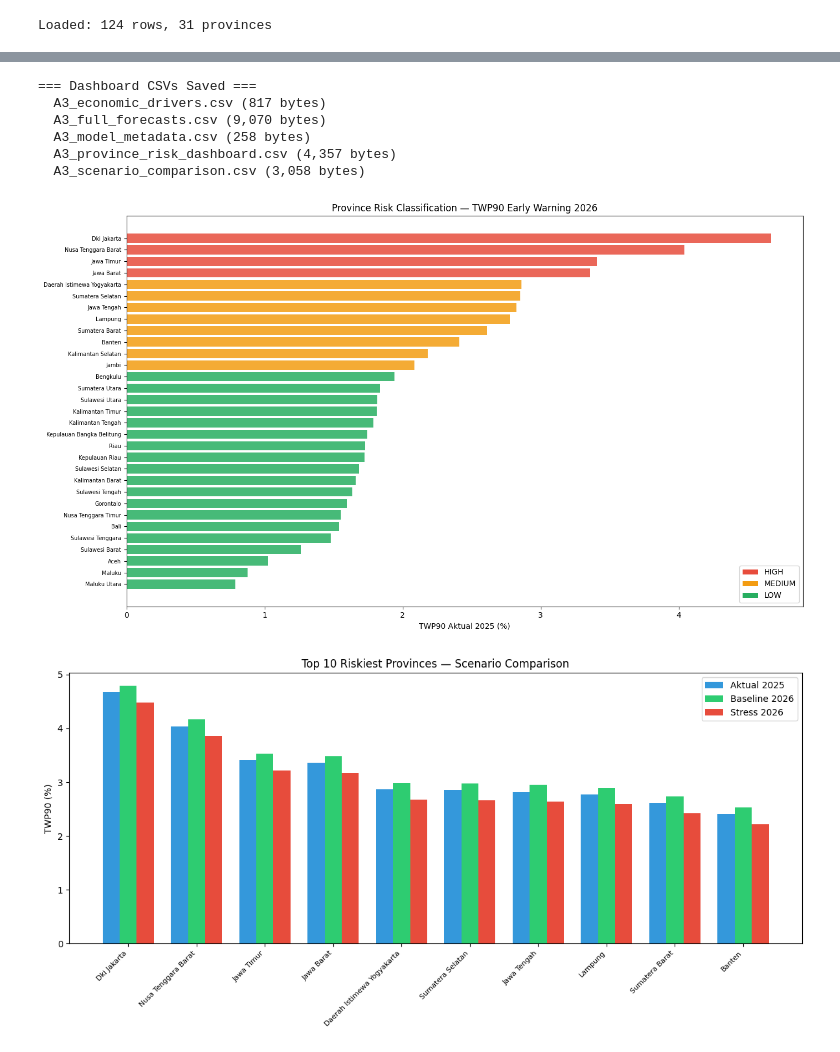
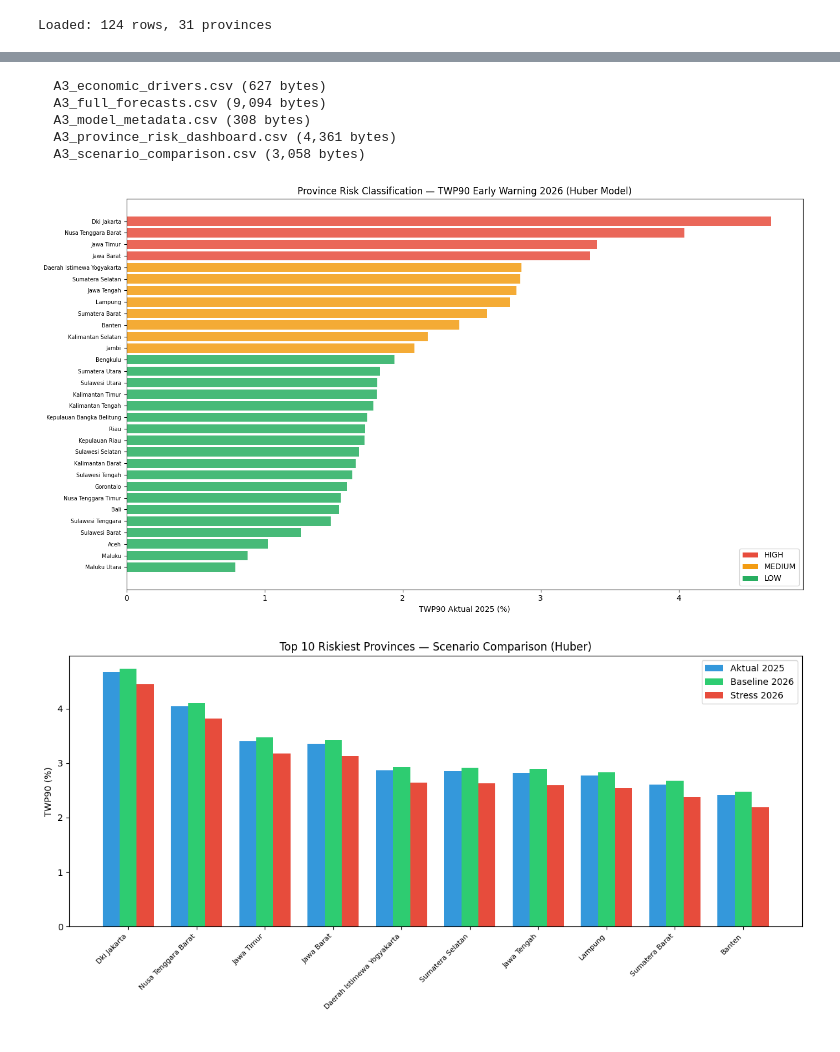
Before and after one commit to bimyusufk/Microsoft-Datathon-TWP90-Early-Warning-System, a Jupyter notebook: pipeline_A/A3_decision_support.ipynb, the cells around one changed output, grey strips where cells are left out. Drawn from its saved outputs; the diff is of its cells as text; code cells hidden in the pictures.

```diff
--- a/pipeline_A/A3_decision_support.ipynb
+++ b/pipeline_A/A3_decision_support.ipynb
@@ -73,10 +63,10 @@ Notes:
 # %%
-# === 2025 actual values (anchor for 2026 forecast) ===
+# === 2025 actuals (anchor for 2026) ===
 latest = df[df['tahun']==2025][['provinsi_id','nama_provinsi','twp90_avg'] + econ_cols].copy()
 latest = latest.rename(columns={'twp90_avg': 'twp90_2025'}).reset_index(drop=True)
 n_prov = len(latest)
 
-# === 3 Scenarios: each defines delta from 2025 values ===
+# === 3 Scenarios ===
 scenarios = {
     'Baseline': {c: 0.0 for c in econ_cols},
     'Stress_NPL_Up': {
@@ -91,14 +81,12 @@ scenarios = {
     }
 }
 
-# === Forecast each scenario ===
 all_forecasts = []
 for sname, deltas in scenarios.items():
-    # Build scenario X: same delta for all provinces
-    row = [1.0] + [deltas[c] for c in econ_cols]
-    X_scen = pd.DataFrame([row] * n_prov, columns=['const'] + dx_cols)
+    row_raw = np.array([[deltas[c] for c in econ_cols]])
+    row_scaled = scaler.transform(np.tile(row_raw, (n_prov, 1)))
+    dy_pred = model.predict(row_scaled)
 
-    dy_pred = model.predict(X_scen).values
     fc = latest[['provinsi_id','nama_provinsi','twp90_2025']].copy()
     fc['scenario'] = sname
     fc['delta_pred'] = dy_pred
@@ -107,5 +95,5 @@ for sname, deltas in scenarios.items():
     all_forecasts.append(fc)
 
 forecasts = pd.concat(all_forecasts, ignore_index=True)
-print(f'Generated {len(forecasts)} forecasts ({n_prov} provinces x {len(scenarios)} scenarios)')
+print(f'Generated {len(forecasts)} forecasts ({n_prov} prov x {len(scenarios)} scenarios)')
 # %% [output]
@@ -205,13 +187,11 @@ display(drivers)
 # %%
-# === SAVE DASHBOARD CSVs ===
-# 1. Province Risk Dashboard
+# === SAVE ALL CSVs ===
 risk_dash = baseline_fc[['provinsi_id','nama_provinsi','twp90_2025',
     'risk_level','twp90_stress','stress_delta_pct','rekomendasi']].copy()
 risk_dash.columns = ['provinsi_id','nama_provinsi','twp90_aktual_2025',
     'level_risiko','twp90_skenario_stress','perubahan_stress_pct','rekomendasi_kebijakan']
 risk_dash.to_csv(out / 'A3_province_risk_dashboard.csv', index=False)
 
-# 2. Scenario Comparison
 scen_wide = forecasts.pivot_table(
     index=['provinsi_id','nama_provinsi','twp90_2025'],
     columns='scenario', values='twp90_2026_pred'
@@ -219,36 +199,30 @@ scen_wide = forecasts.pivot_table(
 scen_wide.columns.name = None
 scen_wide.to_csv(out / 'A3_scenario_comparison.csv', index=False)
 
-# 3. Economic Drivers
 drivers.to_csv(out / 'A3_economic_drivers.csv', index=False)
-
-# 4. Full forecasts
 forecasts.to_csv(out / 'A3_full_forecasts.csv', index=False)
 
-# 5. Model metadata
-sig_names = ', '.join(drivers[drivers['signifikan']]['faktor_ekonomi'].tolist()) or 'None'
+sig_names = 'NPL, Inflasi (top Huber importance)'
 pd.DataFrame([{
-    'model': 'First-Differences OLS',
-    'training_period': '2022-2025 (annual diffs)',
-    'n_observations': len(X),
-    'n_parameters': X.shape[1],
-    'r_squared': round(model.rsquared, 4),
-    'significant_drivers': sig_names,
-    'caveat': 'Koefisien = asosiasi bukan kausalitas. Gunakan untuk ranking dan arah, bukan target numerik.'
+    'model': 'First-Differences Huber Regressor',
+    'training_period': '2023-2025 annual diffs (all data)',
+    'n_observations': len(X_all),
+    'n_parameters': len(dx_cols) + 1,
+    'outlier_fraction': f'{model.outliers_.mean()*100:.1f}%',
+    'key_drivers': sig_names,
+    'caveat': 'Koefisien = asosiasi bukan kausalitas. Gunakan untuk ranking dan arah, bukan target numerik presisi.'
 }]).to_csv(out / 'A3_model_metadata.csv', index=False)
 
-print('=== Dashboard CSVs Saved ===')
 for f in sorted(out.glob('A3_*.csv')):
     print(f'  {f.name} ({f.stat().st_size:,} bytes)')
 # %% [output]
-=== Dashboard CSVs Saved ===
-  A3_economic_drivers.csv (817 bytes)
-  A3_full_forecasts.csv (9,070 bytes)
-  A3_model_metadata.csv (258 bytes)
-  A3_province_risk_dashboard.csv (4,357 bytes)
+  A3_economic_drivers.csv (627 bytes)
+  A3_full_forecasts.csv (9,094 bytes)
+  A3_model_metadata.csv (308 bytes)
+  A3_province_risk_dashboard.csv (4,361 bytes)
   A3_scenario_comparison.csv (3,058 bytes)
 # %%
-# === VIZ: Province Risk Classification ===
+# === VIZ 1: Risk Classification ===
 risk_colors = {'HIGH': '#e74c3c', 'MEDIUM': '#f39c12', 'LOW': '#27ae60'}
 rd = risk_dash.sort_values('twp90_aktual_2025', ascending=True)
 
@@ -258,33 +232,30 @@ ax.barh(range(len(rd)), rd['twp90_aktual_2025']*100, color=colors, alpha=0.85)
 ax.set_yticks(range(len(rd)))
 ax.set_yticklabels(rd['nama_provinsi'], fontsize=7)
 ax.set_xlabel('TWP90 Aktual 2025 (%)')
-ax.set_title('Province Risk Classification — TWP90 Early Warning 2026')
-
+ax.set_title('Province Risk Classification — TWP90 Early Warning 2026 (Huber Model)')
 from matplotlib.patches import Patch
-ax.legend(handles=[Patch(facecolor=risk_colors[r], label=f'{r}') for r in ['HIGH','MEDIUM','LOW']],
-          loc='lower right')
+ax.legend(handles=[Patch(facecolor=risk_colors[r], label=r) for r in ['HIGH','MEDIUM','LOW']], loc='lower right')
 fig.tight_layout()
 fig.savefig(out / 'A3_risk_classification.png', dpi=150, bbox_inches='tight')
 plt.show()
 # %% [output]
-[figure, old version]
+[figure, new version]
 # %%
-# === VIZ: Scenario Comparison (Top 10) ===
+# === VIZ 2: Scenario Top 10 ===
 top10 = scen_wide.nlargest(10, 'Stress_NPL_Up')
-
 fig, ax = plt.subplots(figsize=(12, 6))
 x = np.arange(len(top10)); w = 0.25
 ax.bar(x - w, top10['twp90_2025']*100, w, label='Aktual 2025', color='#3498db')
 ax.bar(x,     top10['Baseline']*100,    w, label='Baseline 2026', color='#2ecc71')
 ax.bar(x + w, top10['Stress_NPL_Up']*100, w, label='Stress 2026', color='#e74c3c')
 ax.set_xticks(x)
 ax.set_xticklabels(top10['nama_provinsi'], rotation=45, ha='right', fontsize=8)
 ax.set_ylabel('TWP90 (%)')
-ax.set_title('Top 10 Riskiest Provinces — Scenario Comparison')
+ax.set_title('Top 10 Riskiest Provinces — Scenario Comparison (Huber)')
 ax.legend(); fig.tight_layout()
 fig.savefig(out / 'A3_scenario_top10.png', dpi=150, bbox_inches='tight')
 plt.show()
 # %% [output]
-[figure, old version]
+[figure, new version]
 # %%
 print('='*70)
```
Also changed, not shown: parts of 7 cells of this notebook, 24 other files.
